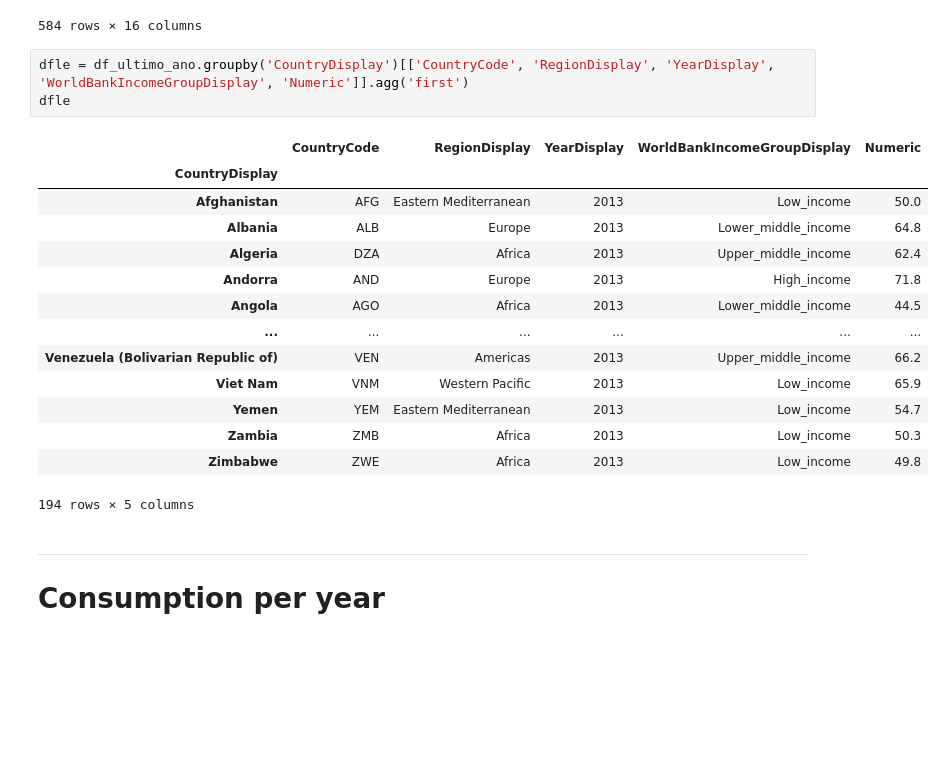
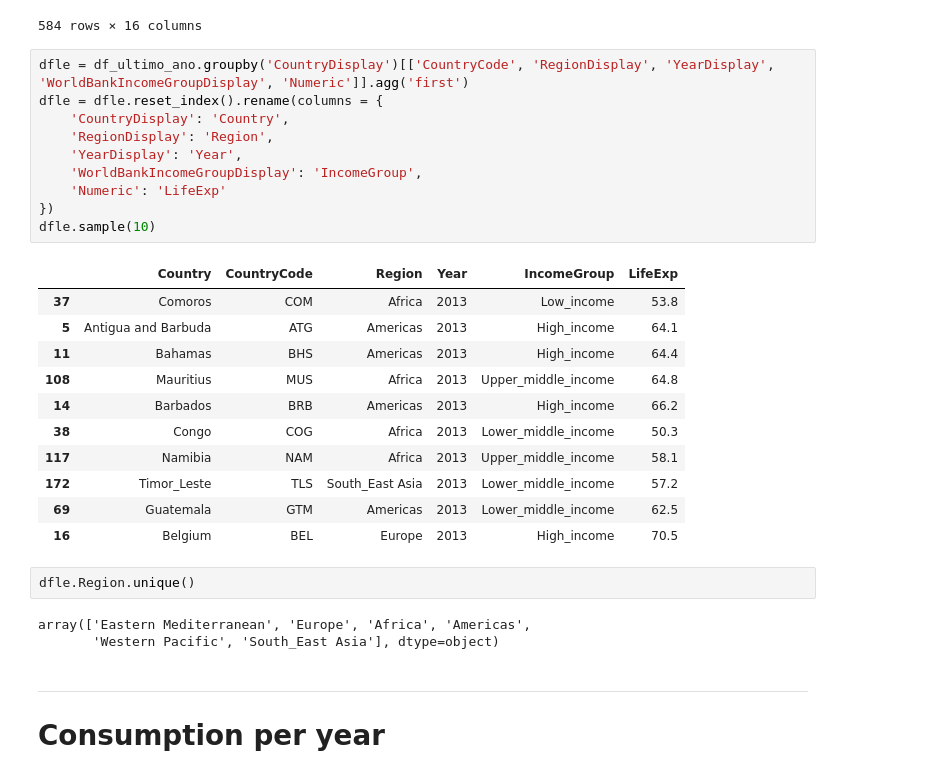
Before and after one commit to flimao/drinking-dashboard, a Jupyter notebook: exploracao_dados.ipynb, the cells around one changed output. Drawn from its saved outputs; the diff is of its cells as text; blank space fills up the shorter version.

```diff
--- a/exploracao_dados.ipynb
+++ b/exploracao_dados.ipynb
@@ -203,22 +187,31 @@ df_ultimo_ano
 584 rows × 16 columns
 # %%
 dfle = df_ultimo_ano.groupby('CountryDisplay')[['CountryCode', 'RegionDisplay', 'YearDisplay', 'WorldBankIncomeGroupDisplay', 'Numeric']].agg('first')
-dfle
+dfle = dfle.reset_index().rename(columns = {
+    'CountryDisplay': 'Country',
+    'RegionDisplay': 'Region',
+    'YearDisplay': 'Year',
+    'WorldBankIncomeGroupDisplay': 'IncomeGroup',
+    'Numeric': 'LifeExp'
+})
+dfle.sample(10)
 # %% [output]
-|  | CountryCode | RegionDisplay | YearDisplay | WorldBankIncomeGroupDisplay | Numeric |
-| CountryDisplay |  |  |  |  |  |
-| Afghanistan | AFG | Eastern Mediterranean | 2013 | Low_income | 50.0 |
-| Albania | ALB | Europe | 2013 | Lower_middle_income | 64.8 |
-| Algeria | DZA | Africa | 2013 | Upper_middle_income | 62.4 |
-| Andorra | AND | Europe | 2013 | High_income | 71.8 |
-| Angola | AGO | Africa | 2013 | Lower_middle_income | 44.5 |
-| ... | ... | ... | ... | ... | ... |
-| Venezuela (Bolivarian Republic of) | VEN | Americas | 2013 | Upper_middle_income | 66.2 |
-| Viet Nam | VNM | Western Pacific | 2013 | Low_income | 65.9 |
-| Yemen | YEM | Eastern Mediterranean | 2013 | Low_income | 54.7 |
-| Zambia | ZMB | Africa | 2013 | Low_income | 50.3 |
-| Zimbabwe | ZWE | Africa | 2013 | Low_income | 49.8 |
+|  | Country | CountryCode | Region | Year | IncomeGroup | LifeExp |
+| 37 | Comoros | COM | Africa | 2013 | Low_income | 53.8 |
+| 5 | Antigua and Barbuda | ATG | Americas | 2013 | High_income | 64.1 |
+| 11 | Bahamas | BHS | Americas | 2013 | High_income | 64.4 |
+| 108 | Mauritius | MUS | Africa | 2013 | Upper_middle_income | 64.8 |
+| 14 | Barbados | BRB | Americas | 2013 | High_income | 66.2 |
+| 38 | Congo | COG | Africa | 2013 | Lower_middle_income | 50.3 |
+| 117 | Namibia | NAM | Africa | 2013 | Upper_middle_income | 58.1 |
+| 172 | Timor_Leste | TLS | South_East Asia | 2013 | Lower_middle_income | 57.2 |
+| 69 | Guatemala | GTM | Americas | 2013 | Lower_middle_income | 62.5 |
+| 16 | Belgium | BEL | Europe | 2013 | High_income | 70.5 |
-194 rows × 5 columns
+# %%
+dfle.Region.unique()
+# %% [output]
+array(['Eastern Mediterranean', 'Europe', 'Africa', 'Americas',
+       'Western Pacific', 'South_East Asia'], dtype=object)
 # %% [markdown]
 ---
 # Consumption per year
```
Also changed, not shown: parts of 23 cells of this notebook, 1 other file.
